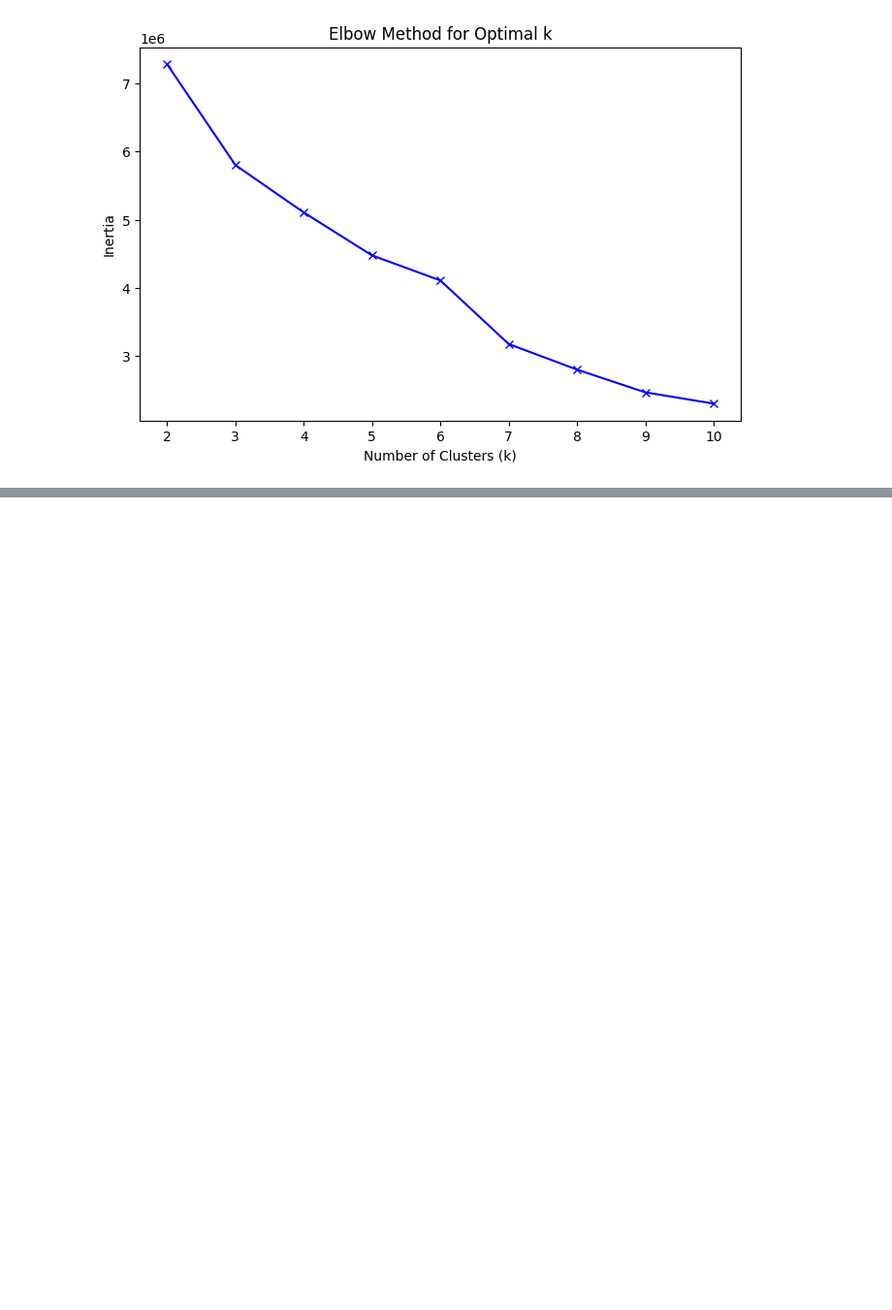
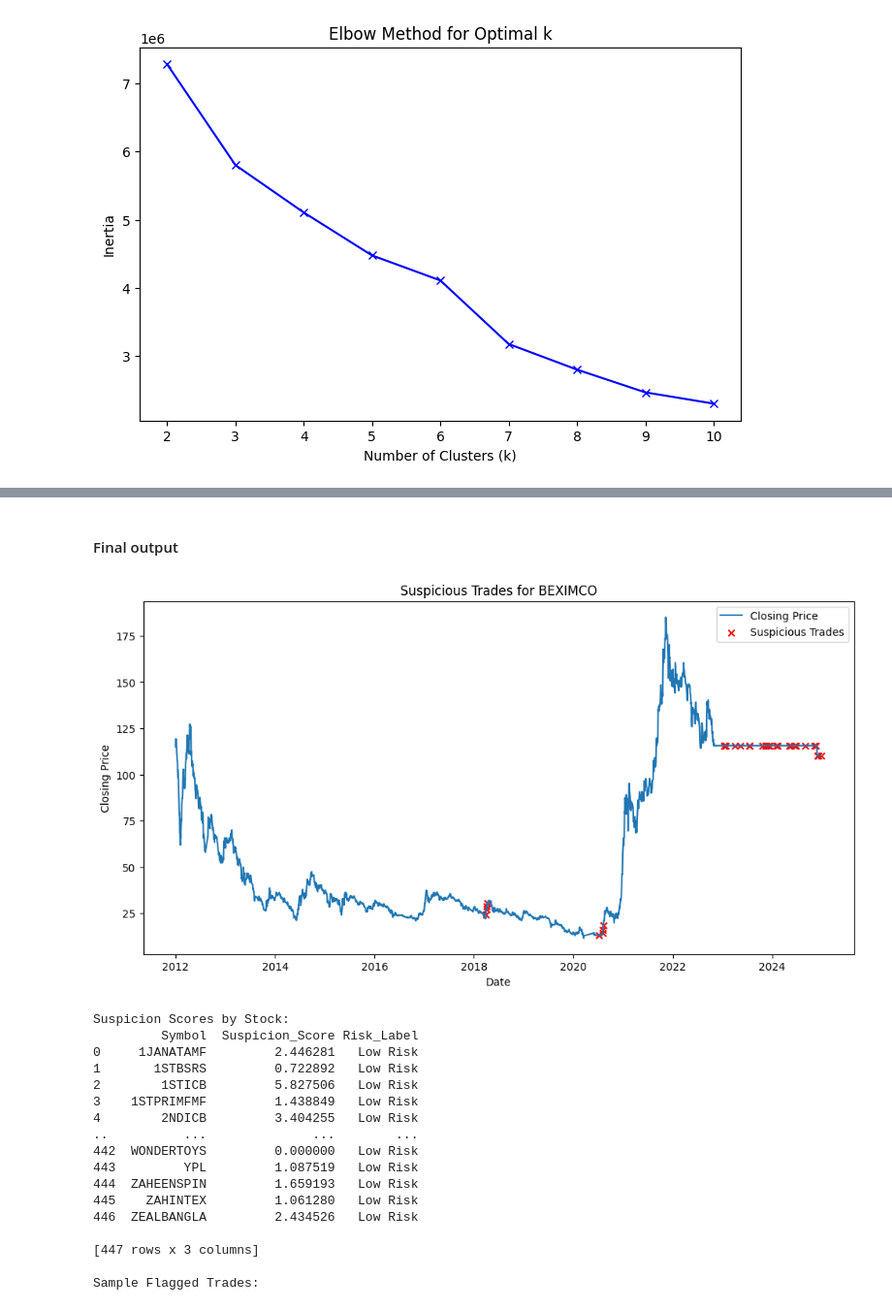
Before and after one commit to AsifZaman777/Stock-market-manipulation-detector, a Jupyter notebook: smmd.ipynb, the cells around one changed output, grey strips where cells are left out. Shown: that part at 97% size. Saved outputs shown, nothing was run; the diff lists cells and outputs as text; code cells hidden in the pictures; blank space fills up the shorter version.

Commit message:
flagged trades as per anomaly score

```diff
--- a/smmd.ipynb
+++ b/smmd.ipynb
@@ -301,0 +339,19 @@ df['Cluster'] = kmeans.fit_predict(X_scaled)
+# %%
+suspicion_scores = df.groupby('Symbol').agg(
+    Flagged_Trades=('Is_Suspicious', 'sum'),
+    Total_Trades=('Is_Suspicious', 'count')
+)
+suspicion_scores['Suspicion_Score'] = (suspicion_scores['Flagged_Trades'] /
+                                      suspicion_scores['Total_Trades']) * 100
+
+# Assign risk labels
+def label_risk(score):
+    if score > 70:
+        return 'High Risk'
+    elif 40 <= score <= 70:
+        return 'Medium Risk'
+    else:
+        return 'Low Risk'
+
+suspicion_scores['Risk_Label'] = suspicion_scores['Suspicion_Score'].apply(label_risk)
+suspicion_scores.reset_index(inplace=True)
@@ -301,0 +409,61 @@ df['Cluster'] = kmeans.fit_predict(X_scaled)
+# %% [markdown]
+#### Final output
+# %%
+# flagged trades with anomaly score
+flagged_trades = df[df['Is_Suspicious']][[
+    'Date', 'Symbol', 'Price_Change_Pct', 'Volume_Spike', 'Trade_Count_Spike',
+    'Turnover_Spike', 'Distance_to_Center', 'Fraud_Type'
+]].copy()
+flagged_trades.rename(columns={'Distance_to_Center': 'Anomaly_Score'}, inplace=True)
+
+# marge suspicion scores and risk label
+output = flagged_trades.merge(
+    suspicion_scores[['Symbol', 'Suspicion_Score', 'Risk_Label']],
+    on='Symbol',
+    how='left'
+)
+
+# plot for 1JANATAMF
+symbol_name = 'BEXIMCO'
+symbol = symbol_name if symbol_name in df['Symbol'].values else df['Symbol'].unique()[0]
+stock_data = df[df['Symbol'] == symbol]
+suspicious_trades = stock_data[stock_data['Is_Suspicious']]
+
+plt.figure(figsize=(12, 6))
+plt.plot(stock_data['Date'], stock_data['Closing_Price'], label='Closing Price')
+plt.scatter(suspicious_trades['Date'], suspicious_trades['Closing_Price'],
+            color='red', marker='x', label='Suspicious Trades')
+plt.title(f'Suspicious Trades for {symbol}')
+plt.xlabel('Date')
+plt.ylabel('Closing Price')
+plt.legend()
+plt.show()
+
+
+# Print summary
+print("Suspicion Scores by Stock:")
+print(suspicion_scores[['Symbol', 'Suspicion_Score', 'Risk_Label']])
+print("\nSample Flagged Trades:")
+
+# fetch high risk from output
+high_risk_trades = output[output['Risk_Label'] == 'Low Risk']
+high_risk_trades.head(20)
+# %% [output]
+[figure, added]
+Suspicion Scores by Stock:
+         Symbol  Suspicion_Score Risk_Label
+0     1JANATAMF         2.446281   Low Risk
+1       1STBSRS         0.722892   Low Risk
+2        1STICB         5.827506   Low Risk
+3    1STPRIMFMF         1.438849   Low Risk
+4        2NDICB         3.404255   Low Risk
+..          ...              ...        ...
+442  WONDERTOYS         0.000000   Low Risk
+443         YPL         1.087519   Low Risk
+444  ZAHEENSPIN         1.659193   Low Risk
+445    ZAHINTEX         1.061280   Low Risk
+446  ZEALBANGLA         2.434526   Low Risk
+
+[447 rows x 3 columns]
+
+Sample Flagged Trades:
```
Also changed, not shown: parts of 6 cells of this notebook.
